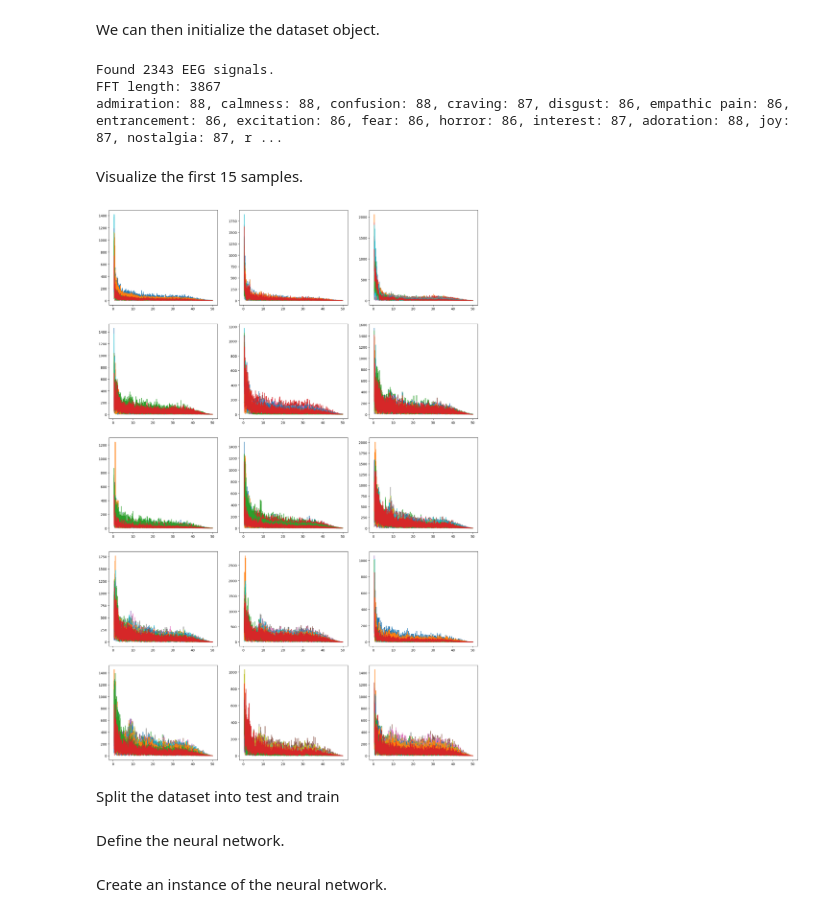
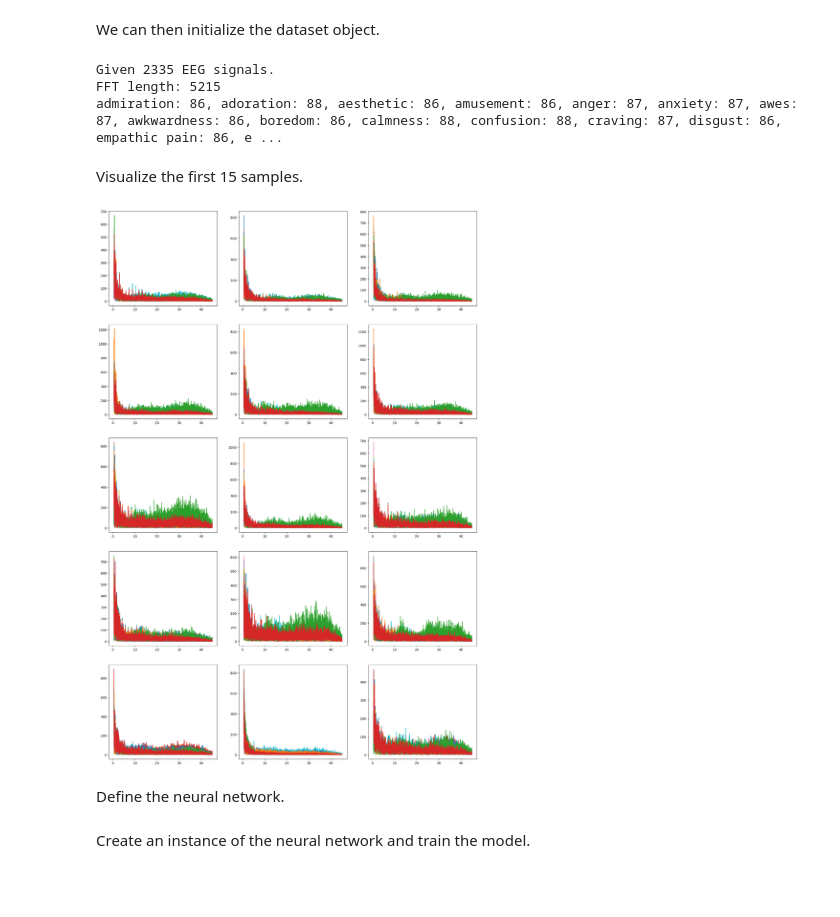
Before and after one commit to yamikazoo/EEG-ML-Emotion-Classifier, a Jupyter notebook: src/emotion_classifier.ipynb, the cells around one changed output. Cells and saved outputs as stored; diff of their text form; code cells hidden in the pictures; blank space fills up the shorter version.

Commit message:
fix downsampling and model

```diff
--- a/src/emotion_classifier.ipynb
+++ b/src/emotion_classifier.ipynb
@@ -39,0 +42,4 @@ All of the emotion labels that we will be using:
+# %%
+from pathlib import Path
+
+data_dir = Path("./data")
@@ -41,7 +117,6 @@ All of the emotion labels that we will be using:
 Next step is to define the dataset object that PyTorch will use for training.
 # %%
 from pathlib import Path
-import os
 import numpy as np
 import torch
 from torch.utils.data import Dataset
@@ -56,10 +131,20 @@ class EmotionsEegFftDataset(Dataset):
     """
     Assumes that datadir only contains EEG signals.
     """
+    def __init__(self,
+                 eeg_data_dir: Path,
+                 eeg_filenames: list[str],
+                 data_metadata: dict,
+                 sampling_frequency_hz=128,
+                 eeg_signal_samples=15000,
+                 channel_count=14,
+                 frequency_range=(0.5, 45)):
+        self.eeg_data_dir = eeg_data_dir
+        self.eeg_data_filenames = eeg_filenames
+        self.eeg_data_file_metadata = data_metadata
 
-    def __init__(self, datadir: Path, sampling_frequency_hz = 256, eeg_signal_samples = 20000, channel_count = 14, frequency_range = (0.5, 50)):
         self.fs = sampling_frequency_hz # sampling frequency of the EEG
-        self.eeg_signal_samples = eeg_signal_samples # pad or cut all signals to this size later on
+        self.eeg_signal_samples = eeg_signal_samples # FFT will pad or truncate the signal to this size
 
         self.channel_count = channel_count
 
@@ -69,35 +154,36 @@ class EmotionsEegFftDataset(Dataset):
         self.frequencies = self.frequencies[self.band_pass_filter] # The frequencies to consider
         self.frequency_count = len(self.frequencies)
 
-        self.datadir = datadir
-        self.eeg_data_files = os.listdir(datadir)
         # Extract 0-indexed emotion ID from format `{Participant_ID}_{Emotion_ID}.0.txt`
-        self.emotion_labels = [int(filename.split(".", 1)[0].split("_", 1)[1]) - 1 for filename in self.eeg_data_files]
+        self.emotion_labels = [int(filename.split(".", 1)[0].split("_", 1)[1]) - 1 for filename in self.eeg_data_filenames]
 
     def __len__(self):
-        return len(self.eeg_data_files)
+        return len(self.eeg_data_filenames)
 
     def __getitem__(self, item):
-        filepath = self.datadir / self.eeg_data_files[item]
-        eeg_signal = torch.from_numpy(np.loadtxt(filepath))
+        filename = self.eeg_data_filenames[item]
+        path = self.eeg_data_dir / filename
+
+        eeg_signal = torch.from_numpy(np.loadtxt(path))
+
         mean = eeg_signal.mean(dim=0, keepdim=True)
         std = eeg_signal.std(dim=0, keepdim=True)
+        std[std == 0] = 1 # prevent division by zero
         normalized_eeg_signal = (eeg_signal - mean) / std
         eeg_fft_tensor = torch.fft.rfft(normalized_eeg_signal, n = self.eeg_signal_samples, dim = 0)
         eeg_fft_tensor = eeg_fft_tensor[self.band_pass_filter, :]
+        eeg_fft_tensor = torch.abs(eeg_fft_tensor).float()
         emotion_label = self.emotion_labels[item]
         return (
             eeg_fft_tensor,
-            torch.zeros(len(emotions), dtype=torch.float).scatter(0, torch.tensor(emotion_label), 1)
+            emotion_label
         )
 # %% [markdown]
 We can then initialize the dataset object.
 # %%
-eeg_raw_directory = Path("../EEGEmotions-27/eeg_raw")
+dataset = EmotionsEegFftDataset(data_dir, usable_signal_filenames, eeg_files_metadata)
 
-dataset = EmotionsEegFftDataset(eeg_raw_directory)
-
-print(f"Found {len(dataset)} EEG signals.")
+print(f"Given {len(dataset)} EEG signals.")
 
 print(f"FFT length: {len(dataset.frequencies)}")
 
@@ -107,22 +193,19 @@ for label in dataset.emotion_labels:
 
 print(", ".join([f"{emotions[key]}: {value}" for key, value in signal_count_by_emotion.items()]))
 # %% [output]
-Found 2343 EEG signals.
-FFT length: 3867
-admiration: 88, calmness: 88, confusion: 88, craving: 87, disgust: 86, empathic pain: 86, entrancement: 86, excitation: 86, fear: 86, horror: 86, interest: 87, adoration: 88, joy: 87, nostalgia: 87, r ...
+Given 2335 EEG signals.
+FFT length: 5215
+admiration: 86, adoration: 88, aesthetic: 86, amusement: 86, anger: 87, anxiety: 87, awes: 87, awkwardness: 86, boredom: 86, calmness: 88, confusion: 88, craving: 87, disgust: 86, empathic pain: 86, e ...
 # %% [markdown]
 Visualize the first 15 samples.
 # %%
 import matplotlib.pyplot as plt
 
 plt.figure(figsize=(20, 30))
 for i in range(15):
     fft, label = dataset[i]
 
-    abs_fft = torch.abs(fft)
     plt.subplot(5, 3, i+1)
-    plt.plot(dataset.frequencies, abs_fft)
+    plt.plot(dataset.frequencies, fft)
 # %% [output]
-[figure, old version]
+[figure, new version]
-# %% [markdown]
-Split the dataset into test and train
@@ -154,4 +231,4 @@ class EegFftNetwork(nn.Module):
         logits = self.linear_relu_stack(x)
         return logits
 # %% [markdown]
-Create an instance of the neural network.
+Create an instance of the neural network and train the model.
```
Also changed, not shown: parts of 11 cells of this notebook, 1 other file.
